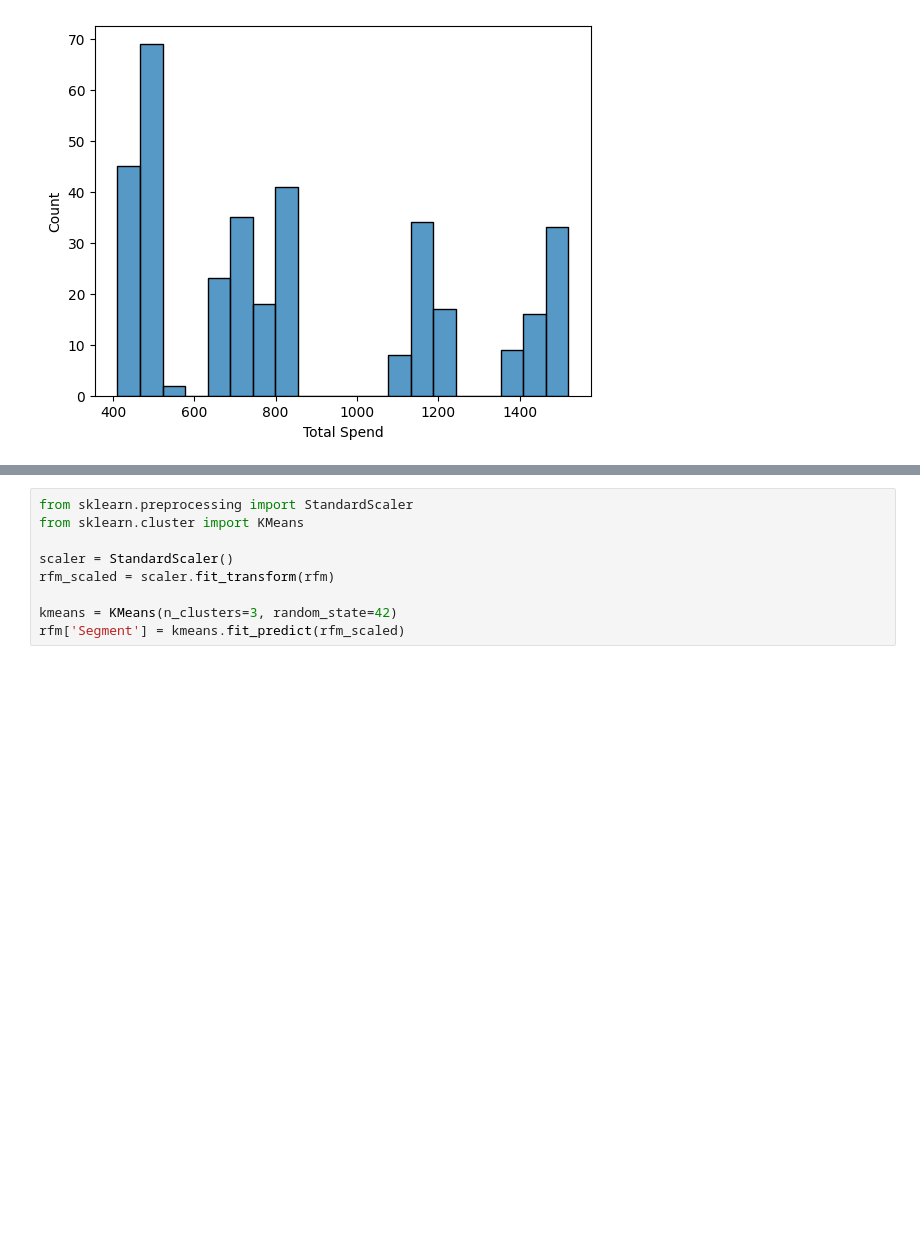
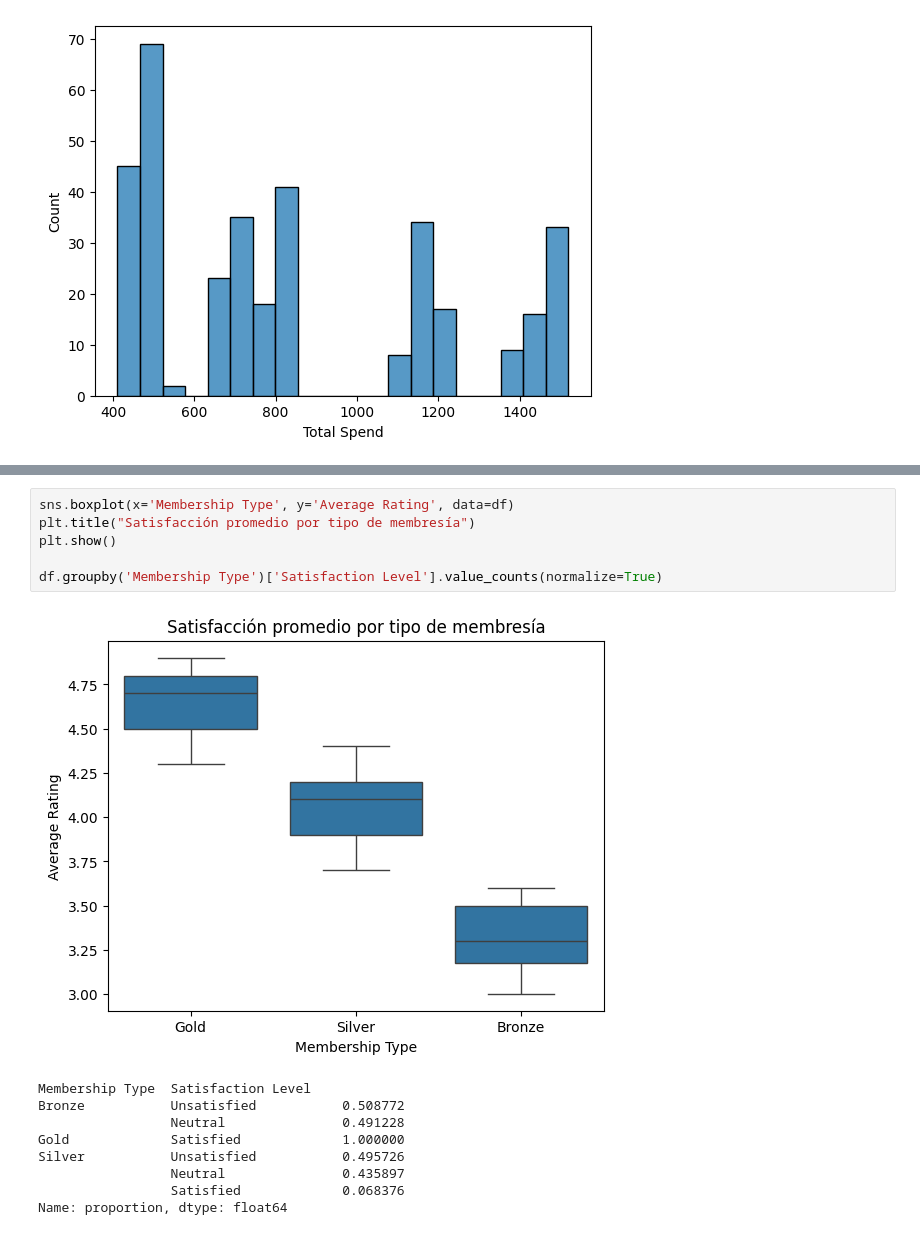
Before and after one commit to Fabianoc10/customer_behavior_analysis, a Jupyter notebook: notebooks/EDA_Customer_Behavior.ipynb, the cells around one changed output, grey strips where cells are left out. Saved outputs shown, nothing was run; the diff lists cells and outputs as text; blank space fills up the shorter version.

```diff
--- a/notebooks/EDA_Customer_Behavior.ipynb
+++ b/notebooks/EDA_Customer_Behavior.ipynb
@@ -128,9 +122,16 @@ rfm.head()
-# %%
-from sklearn.preprocessing import StandardScaler
-from sklearn.cluster import KMeans
-
-scaler = StandardScaler()
-rfm_scaled = scaler.fit_transform(rfm)
-
-kmeans = KMeans(n_clusters=3, random_state=42)
-rfm['Segment'] = kmeans.fit_predict(rfm_scaled)
+# %%
+sns.boxplot(x='Membership Type', y='Average Rating', data=df)
+plt.title("Satisfacción promedio por tipo de membresía")
+plt.show()
+
+df.groupby('Membership Type')['Satisfaction Level'].value_counts(normalize=True)
+# %% [output]
+[figure, added]
+Membership Type  Satisfaction Level
+Bronze           Unsatisfied           0.508772
+                 Neutral               0.491228
+Gold             Satisfied             1.000000
+Silver           Unsatisfied           0.495726
+                 Neutral               0.435897
+                 Satisfied             0.068376
+Name: proportion, dtype: float64
```
Also changed, not shown: parts of 5 cells of this notebook, 1 other file.
